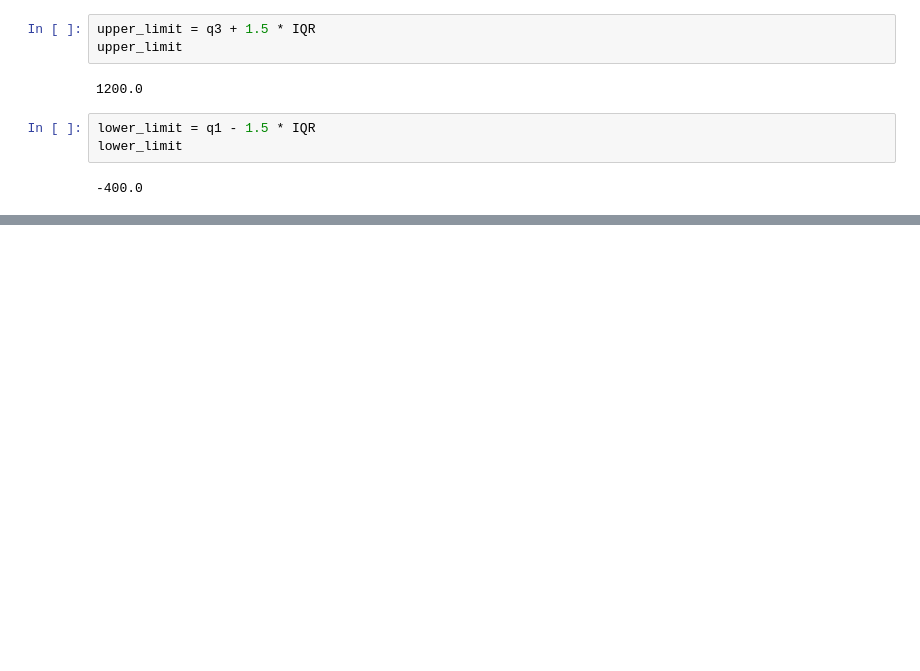
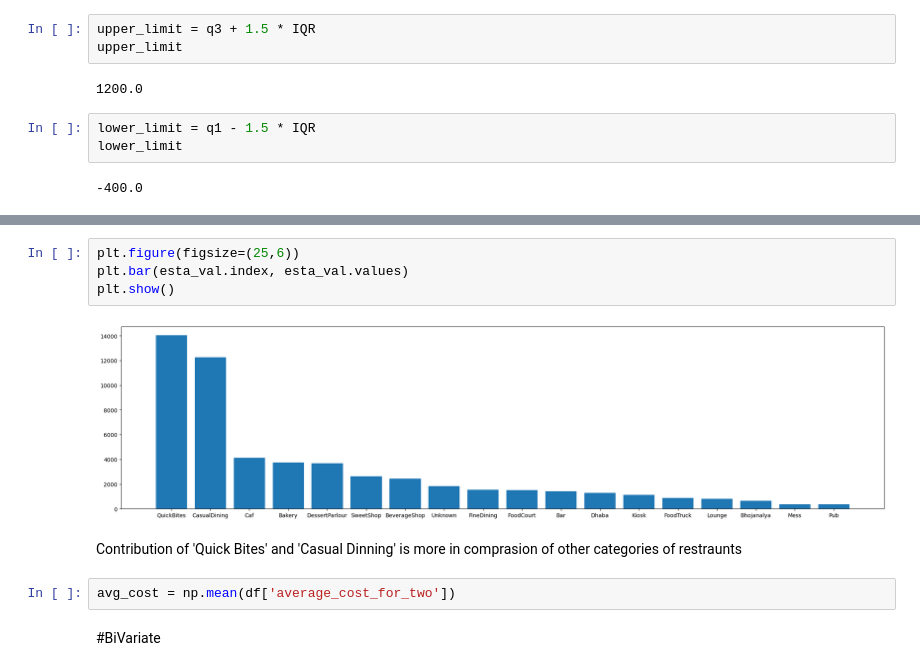
Before and after one commit to creatVish/Ecommerce-Sales-Analysis, a Jupyter notebook: Zomato_Data_Analysis.ipynb, the cells around one changed output, grey strips where cells are left out. Drawn from its saved outputs; the diff is of its cells as text; blank space fills up the shorter version.

```diff
--- a/Zomato_Data_Analysis.ipynb
+++ b/Zomato_Data_Analysis.ipynb
@@ -212,0 +263,12 @@ Name: average_cost_for_two, Length: 55568, dtype: bool
+# %%
+plt.figure(figsize=(25,6))
+plt.bar(esta_val.index, esta_val.values)
+plt.show()
+# %% [output]
+[figure, added]
+# %% [markdown]
+Contribution of 'Quick Bites' and 'Casual Dinning' is more in comprasion of other categories of restraunts
+# %%
+avg_cost = np.mean(df['average_cost_for_two'])
+# %% [markdown]
+#BiVariate
```
Also changed, not shown: parts of 42 cells of this notebook.
